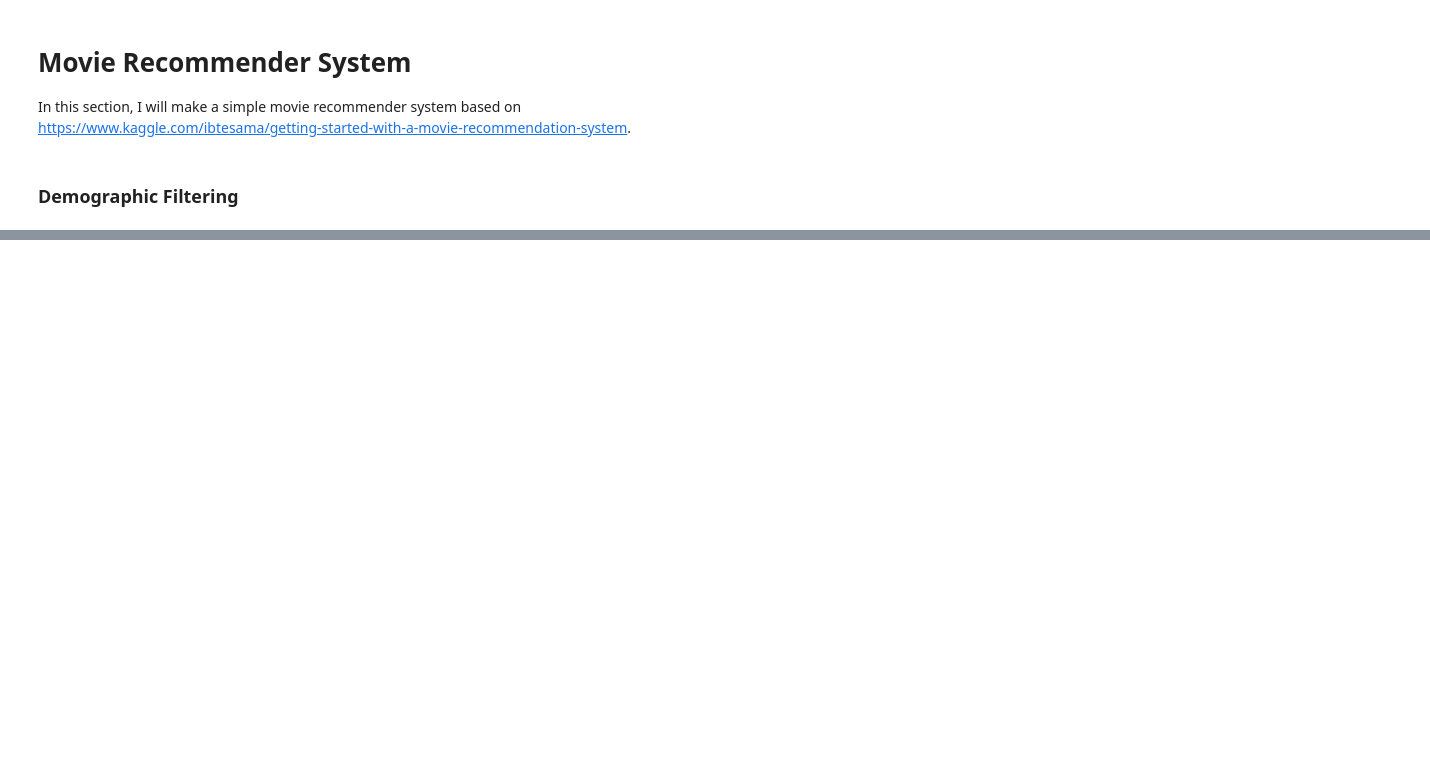
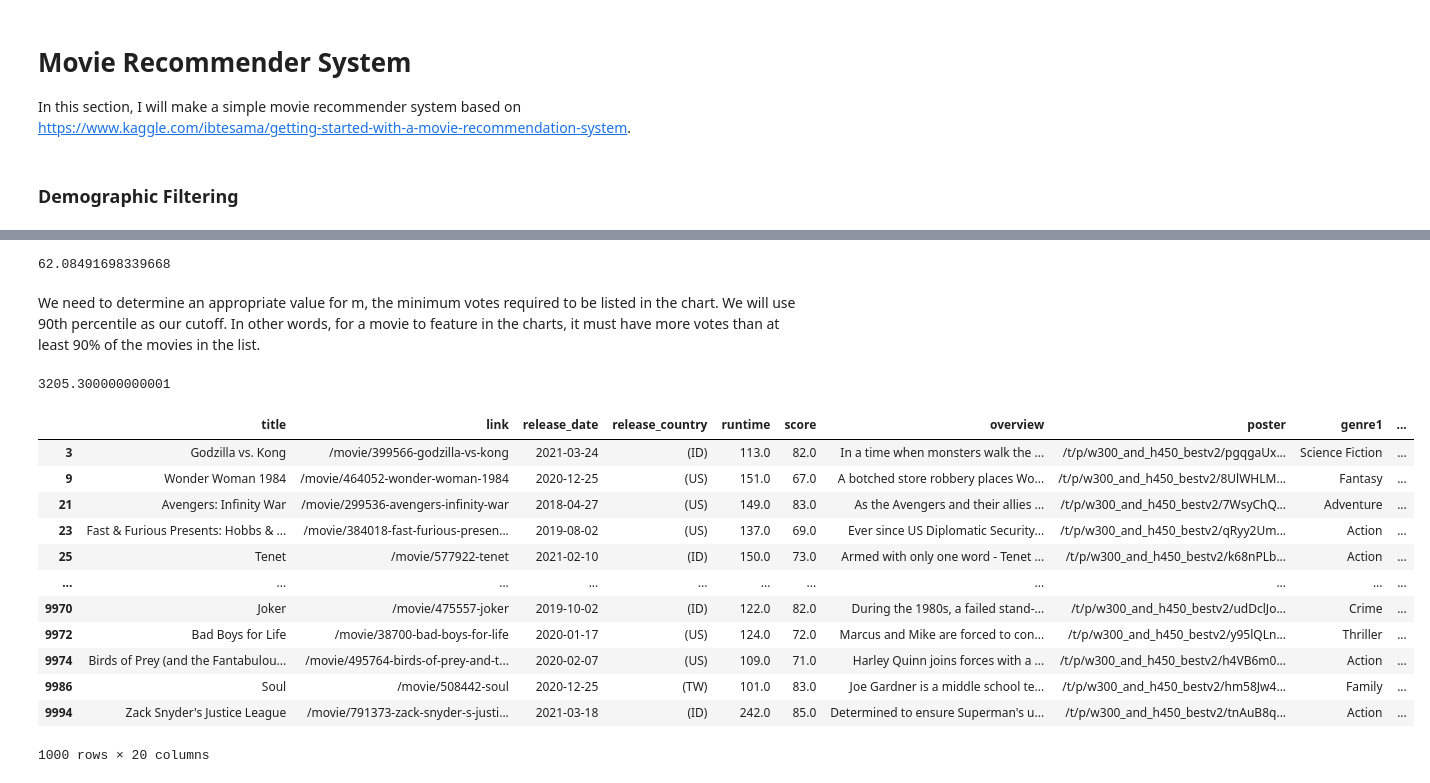
Before and after one commit to Ndhel97/TMDB_Movies_Data_Analysis, a Jupyter notebook: tmdb_movies_data_analysis.ipynb, the cells around one changed output, grey strips where cells are left out. Cells and saved outputs as stored; diff of their text form; code cells hidden in the pictures; blank space fills up the shorter version.

Commit message:
Movie Recommender System: Demoghraphic Filtering

```diff
--- a/tmdb_movies_data_analysis.ipynb
+++ b/tmdb_movies_data_analysis.ipynb
@@ -191,6 +191,9 @@ df
 # %%
 # Change date format
 df['release_date'] = pd.to_datetime(df['release_date'])
+
+# Change score format to float
+df['score'] = df['score'].astype(float)
 # %%
 import re
 
@@ -472,0 +486,29 @@ In this section, I will make a simple movie recommender system based on https://
+# %%
+C = df['score'].mean()
+C
+# %% [output]
+62.08491698339668
+# %% [markdown]
+We need to determine an appropriate value for m, the minimum votes required to be listed in the chart. We will use 90th percentile as our cutoff. In other words, for a movie to feature in the charts, it must have more votes than at least 90% of the movies in the list.
+# %%
+m = df['vote_count'].quantile(0.9)
+m
+# %% [output]
+3205.300000000001
+# %%
+q_movies = df.copy().loc[df['vote_count'] >= m]
+q_movies
+# %% [output]
+|  | title | link | release_date | release_country | runtime | score | overview | poster | genre1 | ... |
+| 3 | Godzilla vs. Kong | /movie/399566-godzilla-vs-kong | 2021-03-24 | (ID) | 113.0 | 82.0 | In a time when monsters walk the ... | /t/p/w300_and_h450_bestv2/pgqgaUx... | Science Fiction | ... |
+| 9 | Wonder Woman 1984 | /movie/464052-wonder-woman-1984 | 2020-12-25 | (US) | 151.0 | 67.0 | A botched store robbery places Wo... | /t/p/w300_and_h450_bestv2/8UlWHLM... | Fantasy | ... |
+| 21 | Avengers: Infinity War | /movie/299536-avengers-infinity-war | 2018-04-27 | (US) | 149.0 | 83.0 | As the Avengers and their allies ... | /t/p/w300_and_h450_bestv2/7WsyChQ... | Adventure | ... |
+| 23 | Fast & Furious Presents: Hobbs & ... | /movie/384018-fast-furious-presen... | 2019-08-02 | (US) | 137.0 | 69.0 | Ever since US Diplomatic Security... | /t/p/w300_and_h450_bestv2/qRyy2Um... | Action | ... |
+| 25 | Tenet | /movie/577922-tenet | 2021-02-10 | (ID) | 150.0 | 73.0 | Armed with only one word - Tenet ... | /t/p/w300_and_h450_bestv2/k68nPLb... | Action | ... |
+| ... | ... | ... | ... | ... | ... | ... | ... | ... | ... | ... |
+| 9970 | Joker | /movie/475557-joker | 2019-10-02 | (ID) | 122.0 | 82.0 | During the 1980s, a failed stand-... | /t/p/w300_and_h450_bestv2/udDclJo... | Crime | ... |
+| 9972 | Bad Boys for Life | /movie/38700-bad-boys-for-life | 2020-01-17 | (US) | 124.0 | 72.0 | Marcus and Mike are forced to con... | /t/p/w300_and_h450_bestv2/y95lQLn... | Thriller | ... |
+| 9974 | Birds of Prey (and the Fantabulou... | /movie/495764-birds-of-prey-and-t... | 2020-02-07 | (US) | 109.0 | 71.0 | Harley Quinn joins forces with a ... | /t/p/w300_and_h450_bestv2/h4VB6m0... | Action | ... |
+| 9986 | Soul | /movie/508442-soul | 2020-12-25 | (TW) | 101.0 | 83.0 | Joe Gardner is a middle school te... | /t/p/w300_and_h450_bestv2/hm58Jw4... | Family | ... |
+| 9994 | Zack Snyder's Justice League | /movie/791373-zack-snyder-s-justi... | 2021-03-18 | (ID) | 242.0 | 85.0 | Determined to ensure Superman's u... | /t/p/w300_and_h450_bestv2/tnAuB8q... | Action | ... |
+1000 rows × 20 columns
```
Also changed, not shown: parts of 22 cells of this notebook.
